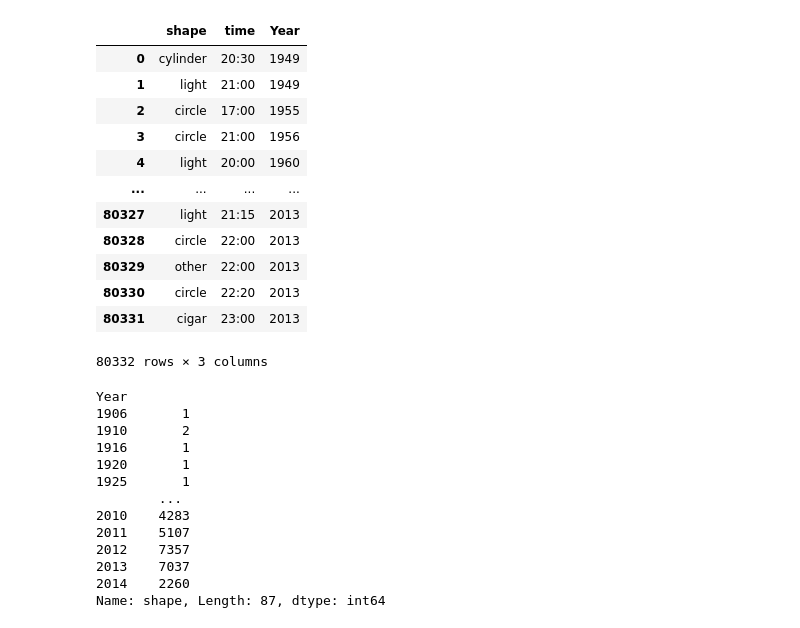
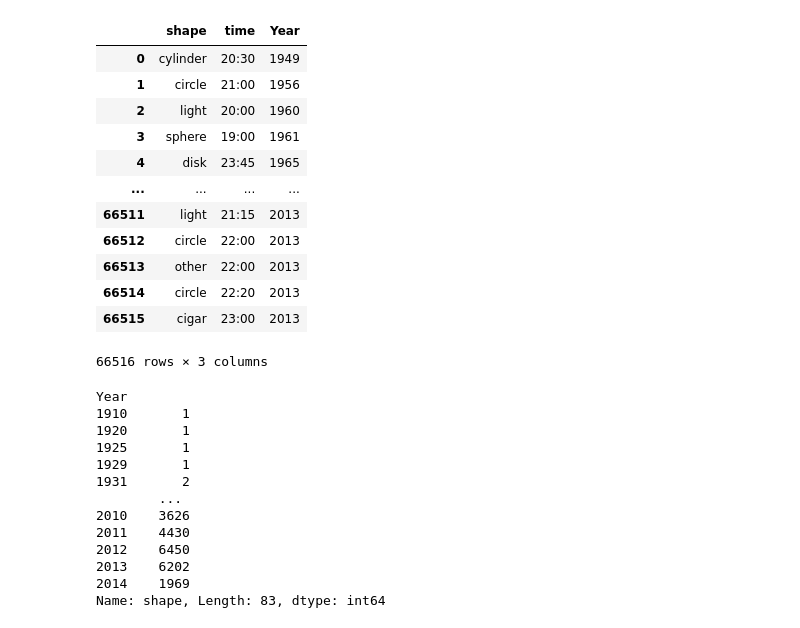
Before and after one commit to wileymartin/test-capstone, a Jupyter notebook: Repo/UFO.ipynb, the cells around one changed output. Cells and saved outputs as stored; diff of their text form; code cells hidden in the pictures.

```diff
--- a/Repo/UFO.ipynb
+++ b/Repo/UFO.ipynb
@@ -6,4 +6,4 @@ import seaborn as sns
 # %%
 file_path = 'C:\\DA12\\Projects\\Python\\Projects\\Capstone\\test-capstone\\Data\\archive\\scrubbed.csv'
 
-df = pd.read_excel(file_path,on_bad_lines='warn')
+df = pd.read_csv(file_path,on_bad_lines='warn')
@@ -90,2 +88,0 @@ memory usage: 9.8+ MB
-# %%
-df['shape'] = df['shape'].astype(str)
@@ -328,34 +287,34 @@ Updated_df
 # %%
-UFO_Year = Updated_df[['shape', 'time', 'Year']]
+UFO_Year = year_dropped[['shape', 'time', 'Year']]
 UFO_Year
 # %% [output]
 |  | shape | time | Year |
 | 0 | cylinder | 20:30 | 1949 |
-| 1 | light | 21:00 | 1949 |
-| 2 | circle | 17:00 | 1955 |
-| 3 | circle | 21:00 | 1956 |
-| 4 | light | 20:00 | 1960 |
+| 1 | circle | 21:00 | 1956 |
+| 2 | light | 20:00 | 1960 |
+| 3 | sphere | 19:00 | 1961 |
+| 4 | disk | 23:45 | 1965 |
 | ... | ... | ... | ... |
-| 80327 | light | 21:15 | 2013 |
-| 80328 | circle | 22:00 | 2013 |
-| 80329 | other | 22:00 | 2013 |
-| 80330 | circle | 22:20 | 2013 |
-| 80331 | cigar | 23:00 | 2013 |
+| 66511 | light | 21:15 | 2013 |
+| 66512 | circle | 22:00 | 2013 |
+| 66513 | other | 22:00 | 2013 |
+| 66514 | circle | 22:20 | 2013 |
+| 66515 | cigar | 23:00 | 2013 |
-80332 rows × 3 columns
+66516 rows × 3 columns
 # %%
 max = UFO_Year.groupby('Year')['shape'].count()
 max
 # %% [output]
 Year
-1906       1
-1910       2
-1916       1
+1910       1
 1920       1
 1925       1
+1929       1
+1931       2
         ...
-2010    4283
-2011    5107
-2012    7357
-2013    7037
-2014    2260
-Name: shape, Length: 87, dtype: int64
+2010    3626
+2011    4430
+2012    6450
+2013    6202
+2014    1969
+Name: shape, Length: 83, dtype: int64
```
Also changed, not shown: parts of 31 cells of this notebook.
